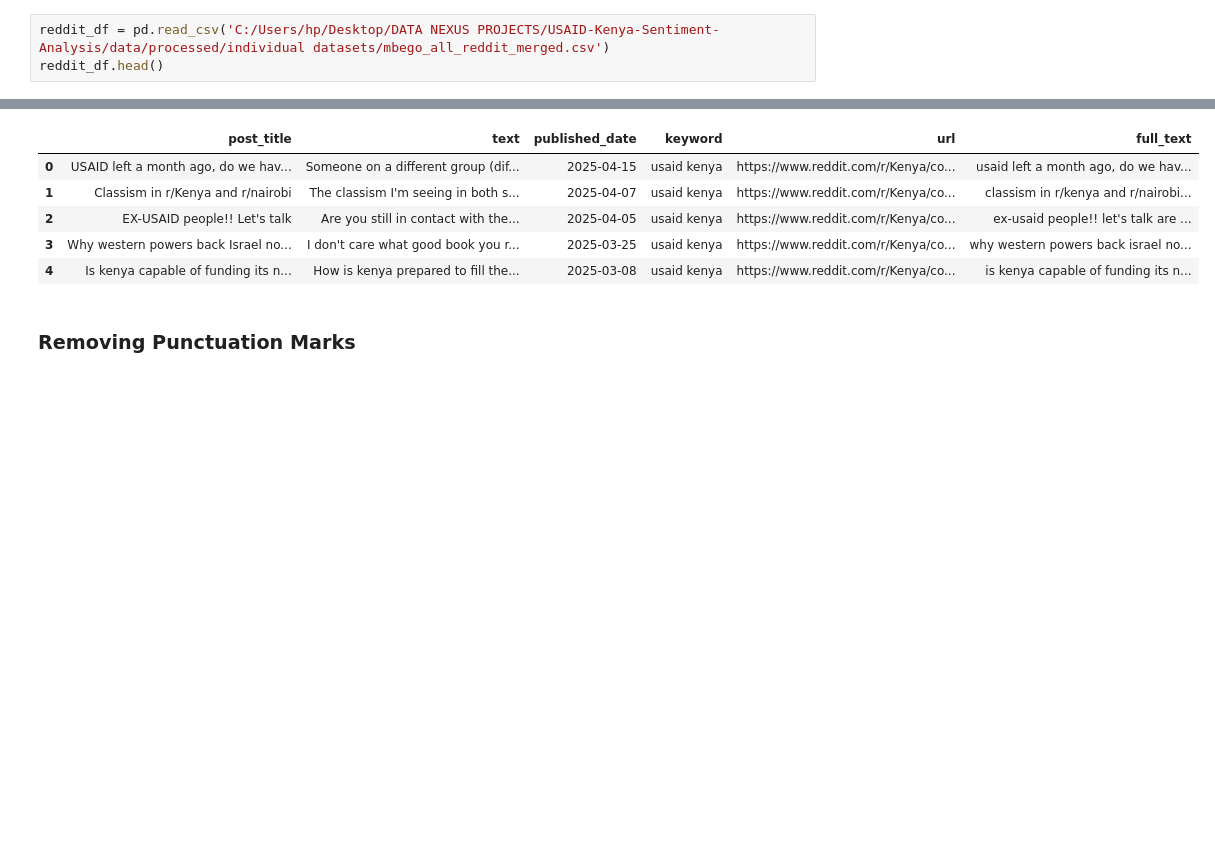
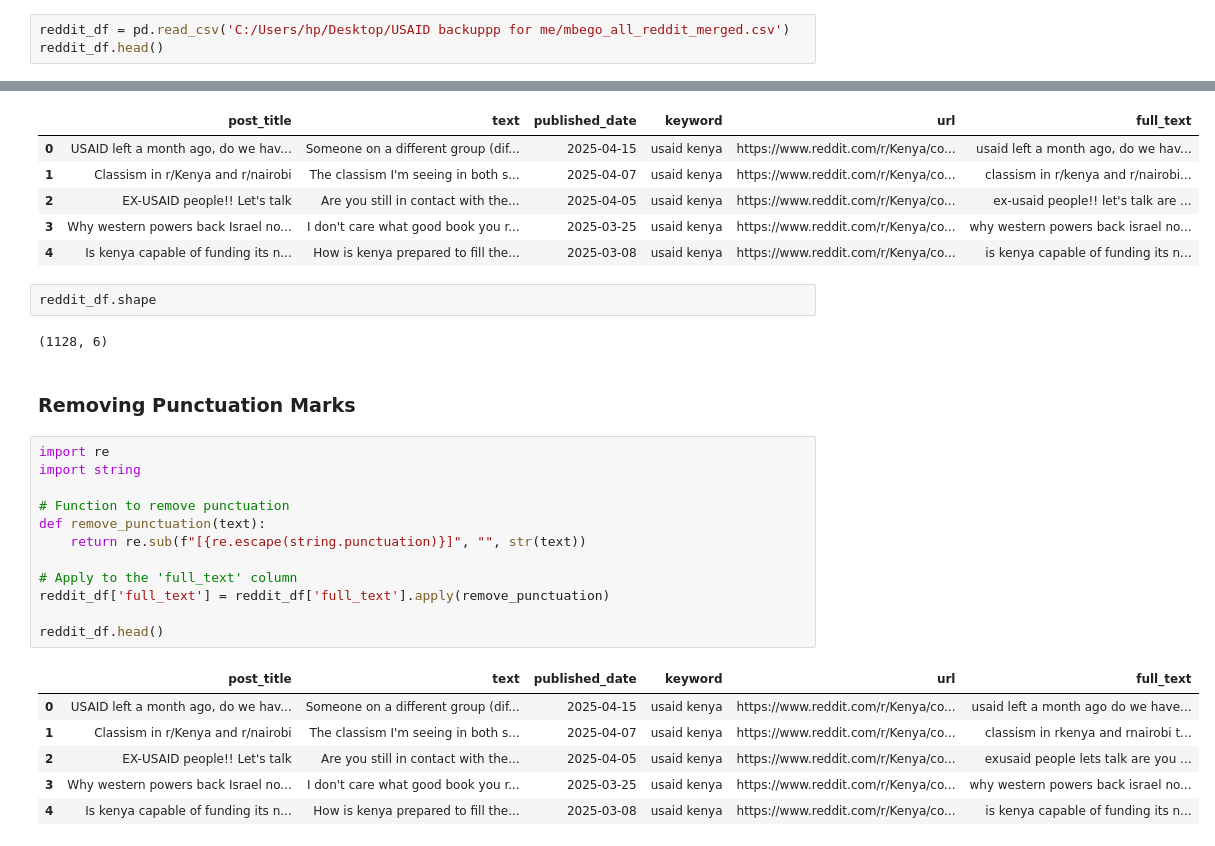
Before and after one commit to L-N-E0/USAID-Kenya-Sentiment-Analysis, a Jupyter notebook: notebooks/Cess.ipynb, the cells around one changed output, grey strips where cells are left out. Drawn from its saved outputs; the diff is of its cells as text; blank space fills up the shorter version.

Commit message:
updating removal of punctuation marks,stopwords and emojis

```diff
--- a/notebooks/Cess.ipynb
+++ b/notebooks/Cess.ipynb
@@ -250,7 +250,7 @@ dtype: int64
 import pandas as pd
 import seaborn as sns
 # %%
-reddit_df = pd.read_csv('C:/Users/hp/Desktop/DATA NEXUS PROJECTS/USAID-Kenya-Sentiment-Analysis/data/processed/individual datasets/mbego_all_reddit_merged.csv')
+reddit_df = pd.read_csv('C:/Users/hp/Desktop/USAID backuppp for me/mbego_all_reddit_merged.csv')
 reddit_df.head()
 # %% [output]
 |  | title | selftext | subreddit | author | created_utc | created_date | score | num_comments | keyword | ... |
@@ -711,5 +716,28 @@ reddit_df.head()
 | 2 | EX-USAID people!! Let's talk | Are you still in contact with the... | 2025-04-05 | usaid kenya | https://www.reddit.com/r/Kenya/co... | ex-usaid people!! let's talk are ... |
 | 3 | Why western powers back Israel no... | I don't care what good book you r... | 2025-03-25 | usaid kenya | https://www.reddit.com/r/Kenya/co... | why western powers back israel no... |
 | 4 | Is kenya capable of funding its n... | How is kenya prepared to fill the... | 2025-03-08 | usaid kenya | https://www.reddit.com/r/Kenya/co... | is kenya capable of funding its n... |
+# %%
+reddit_df.shape
+# %% [output]
+(1128, 6)
 # %% [markdown]
 ### Removing Punctuation Marks
+# %%
+import re
+import string
+
+# Function to remove punctuation
+def remove_punctuation(text):
+    return re.sub(f"[{re.escape(string.punctuation)}]", "", str(text))
+
+# Apply to the 'full_text' column
+reddit_df['full_text'] = reddit_df['full_text'].apply(remove_punctuation)
+
+reddit_df.head()
+# %% [output]
+|  | post_title | text | published_date | keyword | url | full_text |
+| 0 | USAID left a month ago, do we hav... | Someone on a different group (dif... | 2025-04-15 | usaid kenya | https://www.reddit.com/r/Kenya/co... | usaid left a month ago do we have... |
+| 1 | Classism in r/Kenya and r/nairobi | The classism I'm seeing in both s... | 2025-04-07 | usaid kenya | https://www.reddit.com/r/Kenya/co... | classism in rkenya and rnairobi t... |
+| 2 | EX-USAID people!! Let's talk | Are you still in contact with the... | 2025-04-05 | usaid kenya | https://www.reddit.com/r/Kenya/co... | exusaid people lets talk are you ... |
+| 3 | Why western powers back Israel no... | I don't care what good book you r... | 2025-03-25 | usaid kenya | https://www.reddit.com/r/Kenya/co... | why western powers back israel no... |
+| 4 | Is kenya capable of funding its n... | How is kenya prepared to fill the... | 2025-03-08 | usaid kenya | https://www.reddit.com/r/Kenya/co... | is kenya capable of funding its n... |
```
Also changed, not shown: parts of 15 cells of this notebook.
